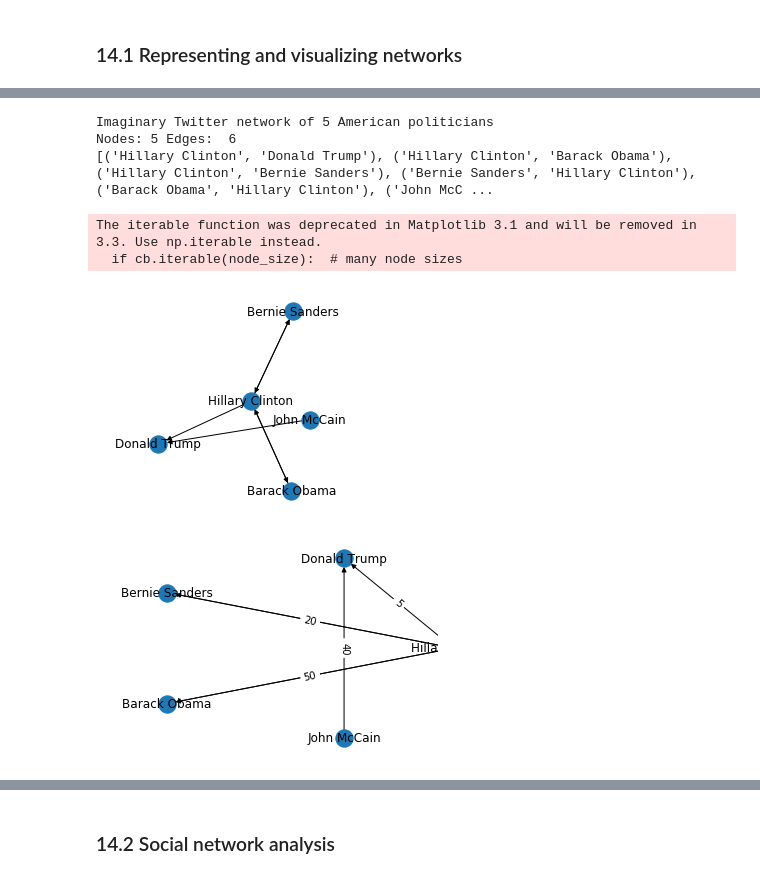
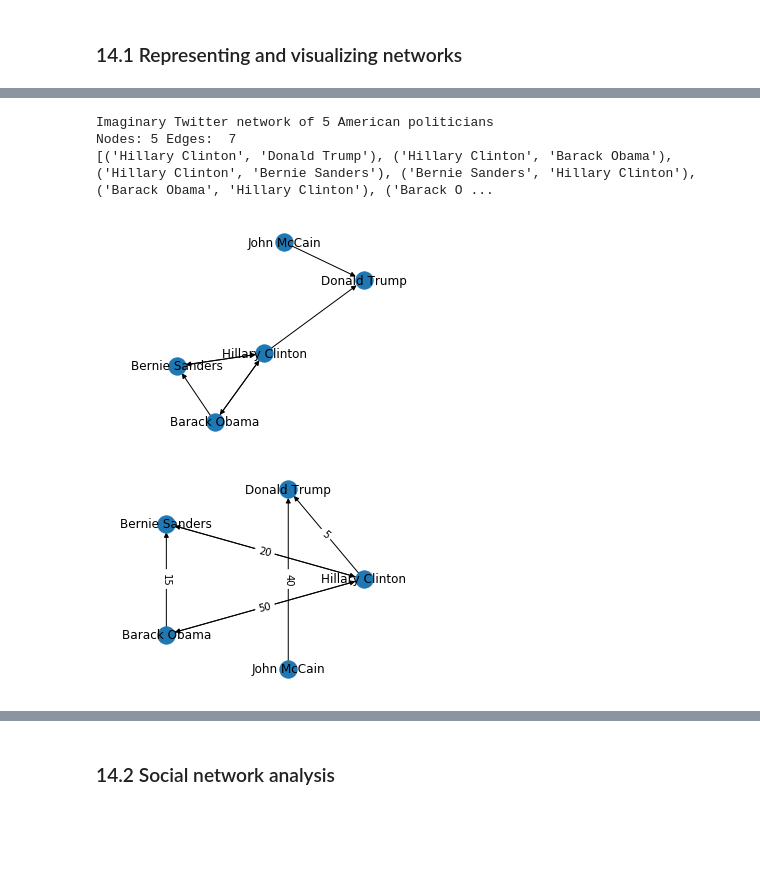
Before and after one commit to ccs-amsterdam/ccsbook, a Jupyter notebook: chapter14/sna_py.ipynb, the cells around one changed output, grey strips where cells are left out. Cells and saved outputs as stored; diff of their text form; code cells hidden in the pictures; blank space fills up the shorter version.

```diff
--- a/chapter14/sna_py.ipynb
+++ b/chapter14/sna_py.ipynb
@@ -36,7 +34,7 @@ The iterable function was deprecated in Matplotlib 3.1 and will be removed in 3.
 # %%
 edges = [("Hillary Clinton", "Donald Trump"), ("Bernie Sanders","Hillary Clinton"), ("Hillary Clinton",
         "Barack Obama"), ("John McCain", "Donald Trump"), ("Barack Obama", "Hillary Clinton"),
-        ("Hillary Clinton", "Bernie Sanders")]
+        ("Hillary Clinton", "Bernie Sanders"), ("Barack Obama", "Bernie Sanders")]
 g2 = nx.DiGraph()
 g2.add_edges_from(edges)
 print("Imaginary Twitter network of 5 American politicians")
@@ -44,8 +42,8 @@ print("Nodes:", g2.number_of_nodes(), "Edges: ", g2.number_of_edges())
 print(g2.edges)
 # %% [output]
 Imaginary Twitter network of 5 American politicians
-Nodes: 5 Edges:  6
-[('Hillary Clinton', 'Donald Trump'), ('Hillary Clinton', 'Barack Obama'), ('Hillary Clinton', 'Bernie Sanders'), ('Bernie Sanders', 'Hillary Clinton'), ('Barack Obama', 'Hillary Clinton'), ('John McC ...
+Nodes: 5 Edges:  7
+[('Hillary Clinton', 'Donald Trump'), ('Hillary Clinton', 'Barack Obama'), ('Hillary Clinton', 'Bernie Sanders'), ('Bernie Sanders', 'Hillary Clinton'), ('Barack Obama', 'Hillary Clinton'), ('Barack O ...
 # %%
 nx.draw_networkx(g2)
 
@@ -58,31 +56,29 @@ plt.xlim(x_min - x_margin, x_max + x_margin)
 plt.box(False)
 plt.show()
 # %% [output]
-The iterable function was deprecated in Matplotlib 3.1 and will be removed in 3.3. Use np.iterable instead.
-  if cb.iterable(node_size):  # many node sizes
-[figure, old version]
+[figure, new version]
 # %%
 edges_w = [("Hillary Clinton", "Donald Trump", 5), ("Bernie Sanders","Hillary Clinton", 20), ("Hillary Clinton",
         "Barack Obama", 30), ("John McCain", "Donald Trump", 40), ("Barack Obama", "Hillary Clinton", 50),
-        ("Hillary Clinton", "Bernie Sanders", 10)]
+        ("Hillary Clinton", "Bernie Sanders", 10), ("Barack Obama", "Bernie Sanders", 15)]
 g2 = nx.DiGraph()
 g2.add_weighted_edges_from(edges_w)
 
 edge_labels=dict([((u,v,),d['weight']) for u,v,d in g2.edges(data=True)])
 
 nx.draw_networkx_edge_labels(g2,pos,edge_labels=edge_labels)
 nx.draw_networkx(g2, pos)
 
 pos=nx.spring_layout(g2)
 x_values, y_values = zip(*pos.values())
 x_max = max(x_values)
 x_min = min(x_values)
 x_margin = (x_max - x_min) * 0.40
 plt.xlim(x_min - x_margin, x_max + x_margin)
 plt.box(False)
 plt.show()
 # %% [output]
-[figure, old version]
+[figure, new version]
 # %%
 attrs = {'Hillary Clinton': {'followers': 100000, 'party': 'Democrat'},
          'Donald Trump': {'followers': 200000, 'party': 'Republican'},
```
Also changed, not shown: parts of 14 cells of this notebook, 3 other files.
